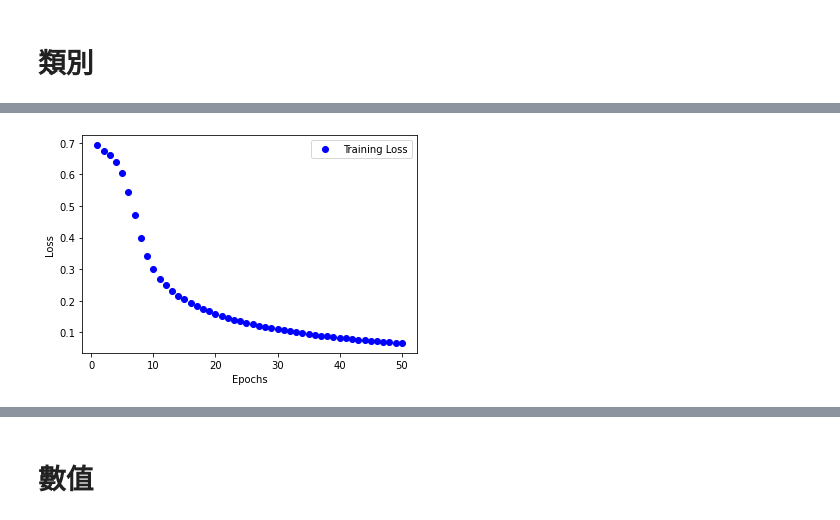
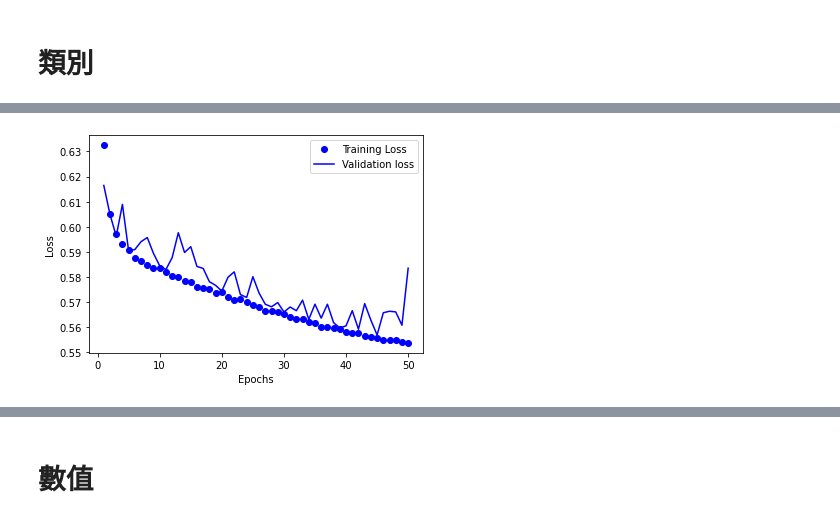
Before and after one commit to FrostKirin/hw1_M11023013, a Jupyter notebook: MLHW1第一部分.ipynb, the cells around one changed output, grey strips where cells are left out. Saved outputs shown, nothing was run; the diff lists cells and outputs as text; code cells hidden in the pictures.

```diff
--- a/MLHW1第一部分.ipynb
+++ b/MLHW1第一部分.ipynb
@@ -35,7 +45,14 @@ def precision(y_true, y_pred):
 # %%
 # 正規化
-from sklearn.preprocessing import MinMaxScaler
-scaler = MinMaxScaler()
-dataset_1 = scaler.fit_transform(dataset)
-dataset_2 = pd.DataFrame(dataset_1,columns=dataset.columns)
-dataset_2
+X_train = X_train.values.reshape(41932, 5)
+X_test = X_test.values.reshape(10484, 5)
+X_train = X_train.astype('float32')
+X_test = X_test.astype('float32')
+
+#正規化測試資料 (0到1之間)
+X_train /= 255
+X_test /= 255
+
+#標籤向量化
+Y_train = np.asarray(Y_train).astype('float32')
+Y_test = np.asarray(Y_test).astype('float32')
@@ -56,4 +58,0 @@ dataset_2
-# %%
-# 分割資料
-from sklearn.model_selection import train_test_split
-X_train, X_test, Y_train, Y_test = train_test_split( dataset_2 , dataset_target , test_size = 0.2)
@@ -87,0 +59,8 @@ _________________________________________________________________
+# %%
+#建構模型
+network = models.Sequential()
+network.add(layers.Dense(1000, activation='relu', input_shape=(X_train.shape[1],)))
+network.add(layers.Dense(10, activation='relu'))
+network.add(layers.Dense(1, activation='sigmoid'))
+network.compile(optimizer='rmsprop', loss='binary_crossentropy',metrics=['acc',precision, recall])
+network.summary()
@@ -88,6 +82,6 @@ _________________________________________________________________
 # %%
 history = network.fit(X_train,Y_train,
 epochs=50,
-batch_size=250,)
+batch_size=250,validation_data=(X_test, Y_test))
 # %% [output]
 Epoch 1/50
@@ -110,13 +104,14 @@ Epoch 50/50
 # %%
 loss = history.history["loss"]
 epochs = range(1, len(loss)+1)
 plt.plot(epochs, loss, "bo", label ="Training Loss")
+plt.plot(epochs, history.history['val_loss'], 'b', label='Validation loss')
 plt.xlabel("Epochs")
 plt.ylabel("Loss")
 plt.legend()
 plt.show()
 # %% [output]
-[figure, old version]
+[figure, new version]
 # %%
 preds = network.evaluate(x = X_test, y = Y_test)
 
```
Also changed, not shown: parts of 19 cells of this notebook, 1 other file.
